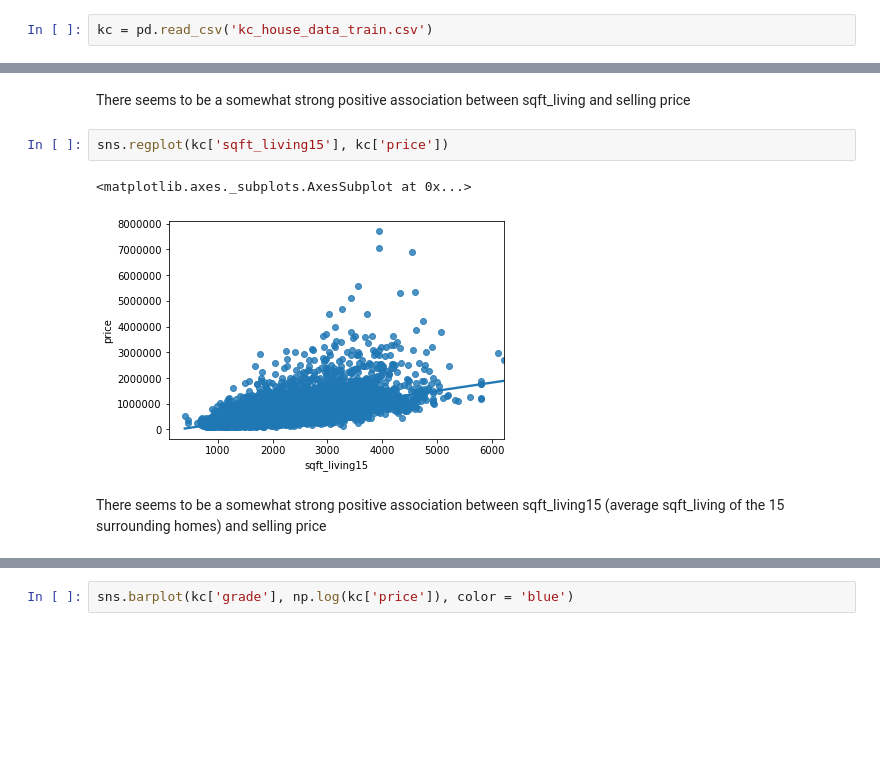
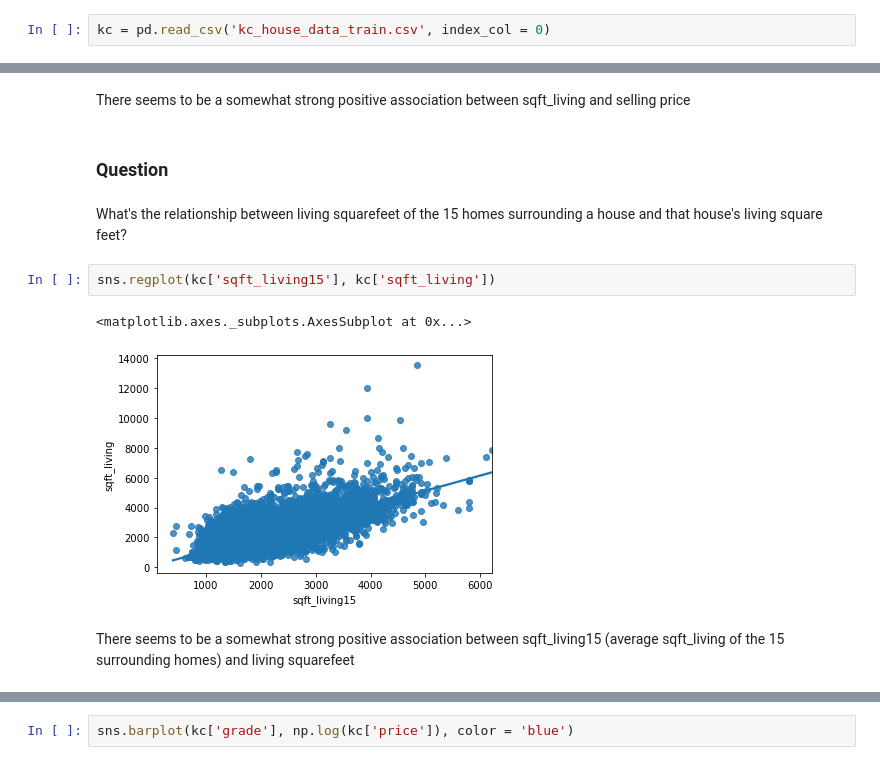
Before and after one commit to jakeoddi/kc_housing, a Jupyter notebook: kc_housing_data_notebook.ipynb, the cells around one changed output, grey strips where cells are left out. Saved outputs shown, nothing was run; the diff lists cells and outputs as text; blank space fills up the shorter version.

```diff
--- a/kc_housing_data_notebook.ipynb
+++ b/kc_housing_data_notebook.ipynb
@@ -18,2 +24,2 @@ import statsmodels.formula.api as sm
 # %%
-kc = pd.read_csv('kc_house_data_train.csv')
+kc = pd.read_csv('kc_house_data_train.csv', index_col = 0)
@@ -24,10 +36,14 @@ sns.regplot(kc['sqft_living'], kc['price'])
 [figure]
 # %% [markdown]
 There seems to be a somewhat strong positive association between sqft_living and selling price
+# %% [markdown]
+### Question
+# %% [markdown]
+What's the relationship between living squarefeet of the 15 homes surrounding a house and that house's living square feet?
 # %%
-sns.regplot(kc['sqft_living15'], kc['price'])
+sns.regplot(kc['sqft_living15'], kc['sqft_living'])
 # %% [output]
 <matplotlib.axes._subplots.AxesSubplot at 0x...>
-[figure, old version]
+[figure, new version]
 # %% [markdown]
-There seems to be a somewhat strong positive association between sqft_living15 (average sqft_living of the 15 surrounding homes) and selling price
+There seems to be a somewhat strong positive association between sqft_living15 (average sqft_living of the 15 surrounding homes) and living squarefeet
```
Also changed, not shown: parts of 48 cells of this notebook, 1 other file.
